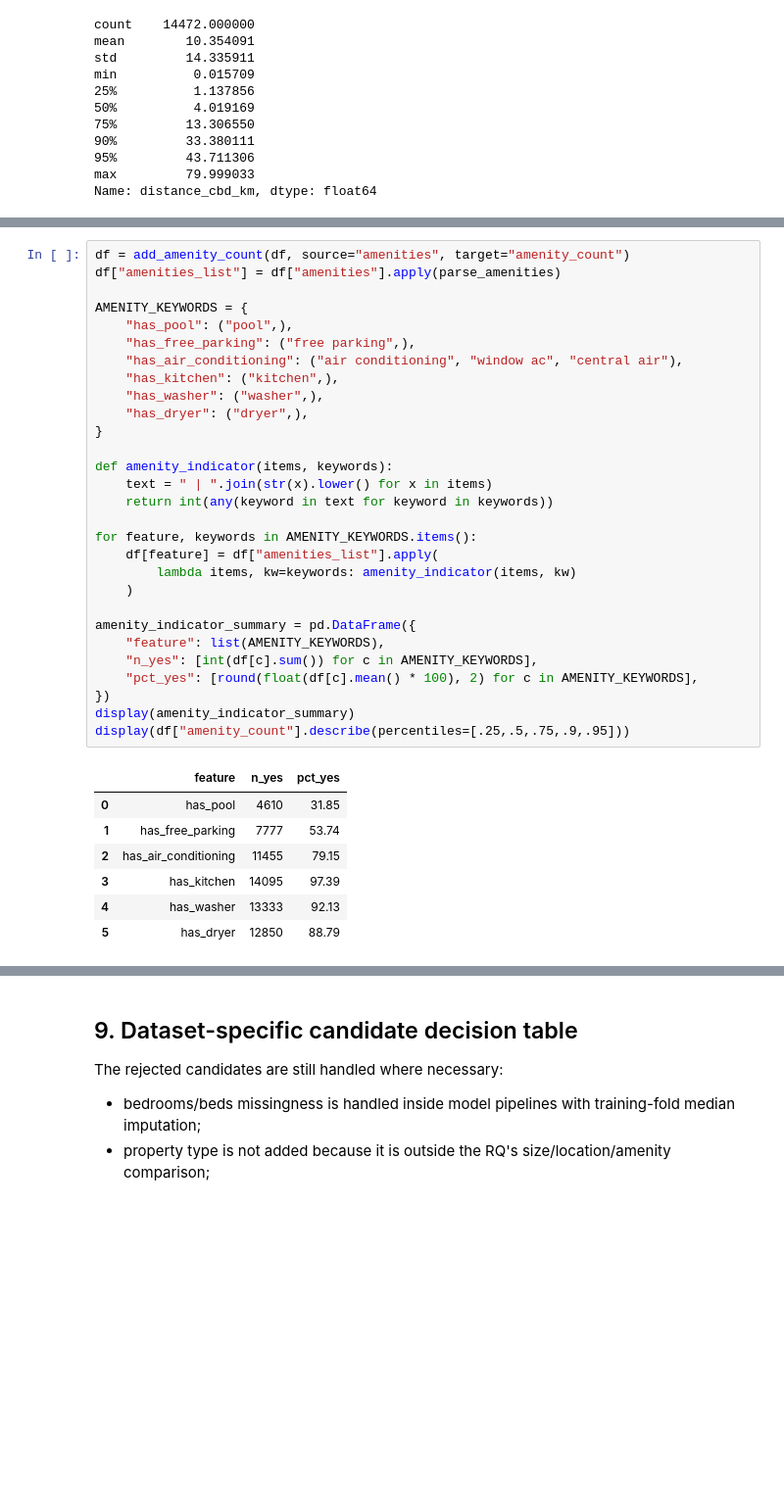
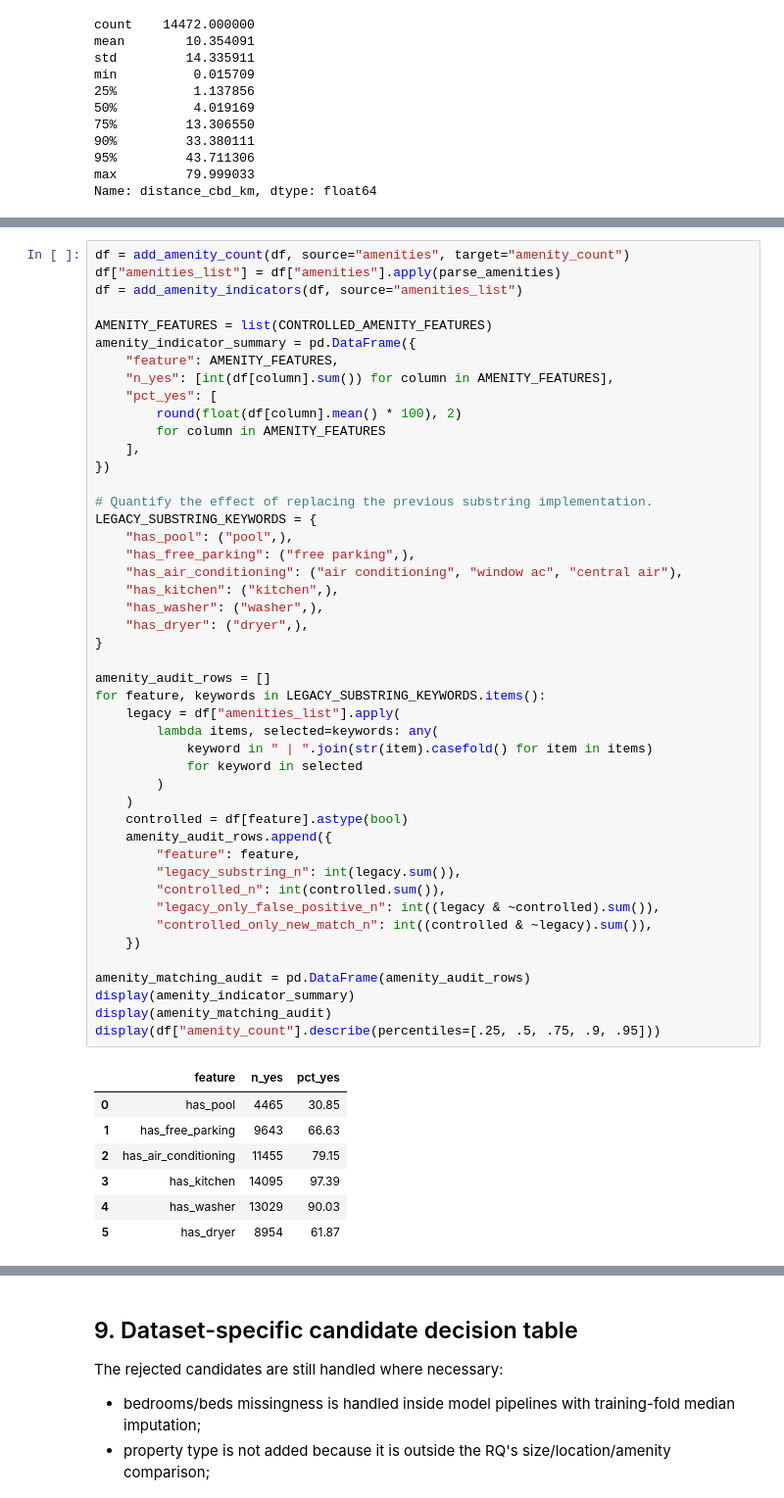
Before and after one commit to tuan891221/COMP20008_A2_W04G10, a Jupyter notebook: notebooks/01_preprocessing.ipynb, the cells around one changed output, grey strips where cells are left out. Shown at 98% size. Drawn from its saved outputs; the diff is of its cells as text; blank space fills up the shorter version.

Commit message:
Fix standalone submission and amenity matching [skip ci]

```diff
--- a/notebooks/01_preprocessing.ipynb
+++ b/notebooks/01_preprocessing.ipynb
@@ -232,37 +238,54 @@ A1 showed why naive comma splitting is unsafe for this field. The A1 parser is r
 # %%
 df = add_amenity_count(df, source="amenities", target="amenity_count")
 df["amenities_list"] = df["amenities"].apply(parse_amenities)
+df = add_amenity_indicators(df, source="amenities_list")
 
-AMENITY_KEYWORDS = {
+AMENITY_FEATURES = list(CONTROLLED_AMENITY_FEATURES)
+amenity_indicator_summary = pd.DataFrame({
+    "feature": AMENITY_FEATURES,
+    "n_yes": [int(df[column].sum()) for column in AMENITY_FEATURES],
+    "pct_yes": [
+        round(float(df[column].mean() * 100), 2)
+        for column in AMENITY_FEATURES
+    ],
+})
+
+# Quantify the effect of replacing the previous substring implementation.
+LEGACY_SUBSTRING_KEYWORDS = {
     "has_pool": ("pool",),
     "has_free_parking": ("free parking",),
     "has_air_conditioning": ("air conditioning", "window ac", "central air"),
     "has_kitchen": ("kitchen",),
     "has_washer": ("washer",),
     "has_dryer": ("dryer",),
 }
 
-def amenity_indicator(items, keywords):
-    text = " | ".join(str(x).lower() for x in items)
-    return int(any(keyword in text for keyword in keywords))
+amenity_audit_rows = []
+for feature, keywords in LEGACY_SUBSTRING_KEYWORDS.items():
+    legacy = df["amenities_list"].apply(
+        lambda items, selected=keywords: any(
+            keyword in " | ".join(str(item).casefold() for item in items)
+            for keyword in selected
+        )
+    )
+    controlled = df[feature].astype(bool)
+    amenity_audit_rows.append({
+        "feature": feature,
+        "legacy_substring_n": int(legacy.sum()),
+        "controlled_n": int(controlled.sum()),
+        "legacy_only_false_positive_n": int((legacy & ~controlled).sum()),
+        "controlled_only_new_match_n": int((controlled & ~legacy).sum()),
+    })
 
-for feature, keywords in AMENITY_KEYWORDS.items():
-    df[feature] = df["amenities_list"].apply(
-        lambda items, kw=keywords: amenity_indicator(items, kw)
-    )
-
-amenity_indicator_summary = pd.DataFrame({
-    "feature": list(AMENITY_KEYWORDS),
-    "n_yes": [int(df[c].sum()) for c in AMENITY_KEYWORDS],
-    "pct_yes": [round(float(df[c].mean() * 100), 2) for c in AMENITY_KEYWORDS],
-})
+amenity_matching_audit = pd.DataFrame(amenity_audit_rows)
 display(amenity_indicator_summary)
-display(df["amenity_count"].describe(percentiles=[.25,.5,.75,.9,.95]))
+display(amenity_matching_audit)
+display(df["amenity_count"].describe(percentiles=[.25, .5, .75, .9, .95]))
 # %% [output]
 |  | feature | n_yes | pct_yes |
-| 0 | has_pool | 4610 | 31.85 |
-| 1 | has_free_parking | 7777 | 53.74 |
+| 0 | has_pool | 4465 | 30.85 |
+| 1 | has_free_parking | 9643 | 66.63 |
 | 2 | has_air_conditioning | 11455 | 79.15 |
 | 3 | has_kitchen | 14095 | 97.39 |
-| 4 | has_washer | 13333 | 92.13 |
-| 5 | has_dryer | 12850 | 88.79 |
+| 4 | has_washer | 13029 | 90.03 |
+| 5 | has_dryer | 8954 | 61.87 |
```
Also changed, not shown: parts of 11 cells of this notebook, 43 other files.
